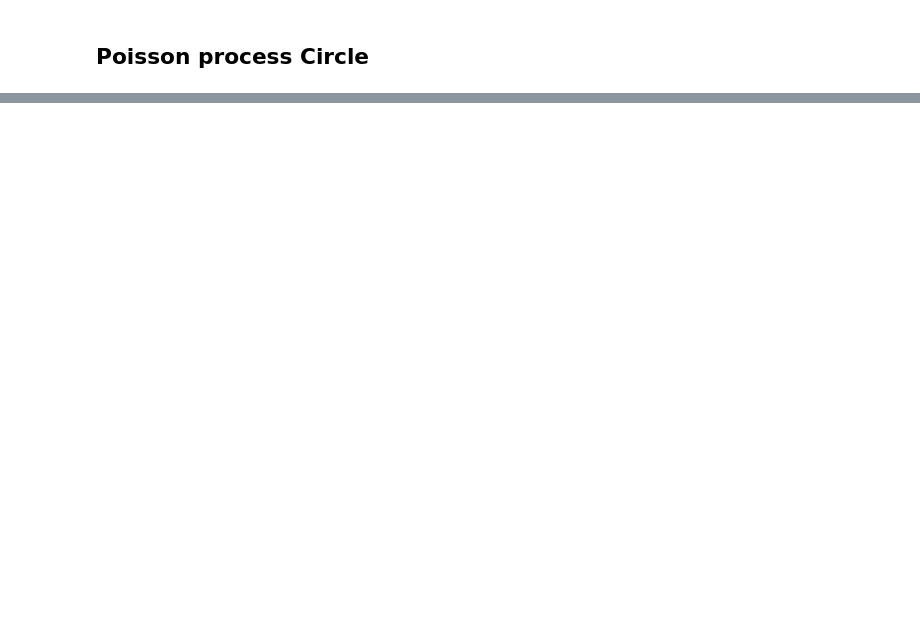
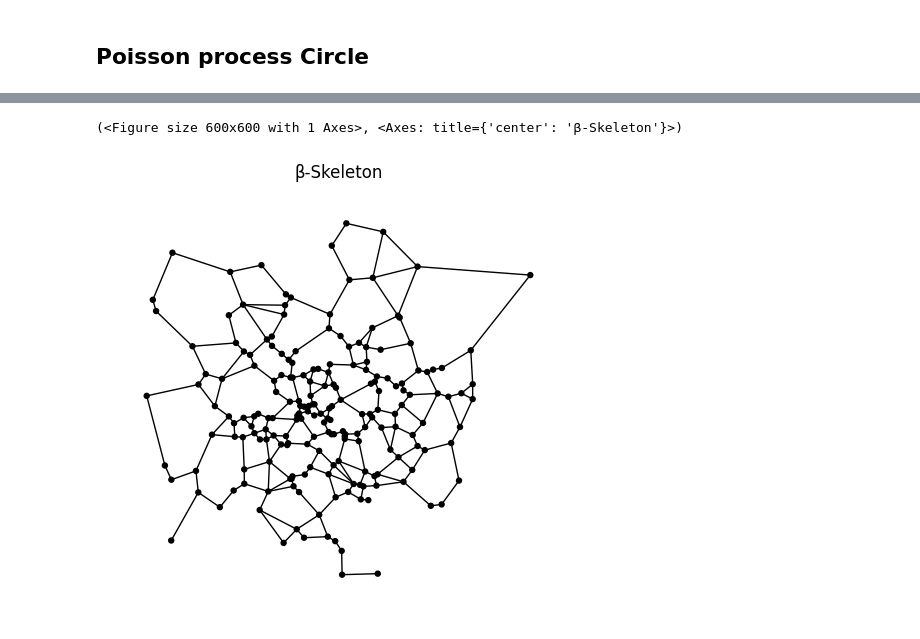
Before and after one commit to HectorMaravillo/ProximityGraphs, a Jupyter notebook: test.ipynb, the cells around one changed output, grey strips where cells are left out. Drawn from its saved outputs; the diff is of its cells as text; code cells hidden in the pictures; blank space fills up the shorter version.

```diff
--- a/test.ipynb
+++ b/test.ipynb
@@ -117,0 +78,26 @@ PoissCircle.draw(figsize=(8, 8), color='blue')
+# %%
+import proximitygraphs as pg
+config = {
+            'point_generator': {
+                'name': 'normal_dist',
+                'params': {'n': 200, 'dims': 2}
+            },
+            'transformations': [
+                {
+                    'name': 'perturb',
+                    'params': {'radius': 0.25}
+                }
+            ],
+            'graph': {
+                'type': 'ProximityGraph',
+                'name': 'Beta_Skeleton',
+                'params': {'beta': 1.5}
+            }
+        }
+
+points, graph = pg.Experiment(config).run()
+# %%
+graph.draw(figsize=(6, 6))
+# %% [output]
+(<Figure size 600x600 with 1 Axes>, <Axes: title={'center': 'β-Skeleton'}>)
+[figure, added]
```
Also changed, not shown: parts of 13 cells of this notebook, 2 other files.
